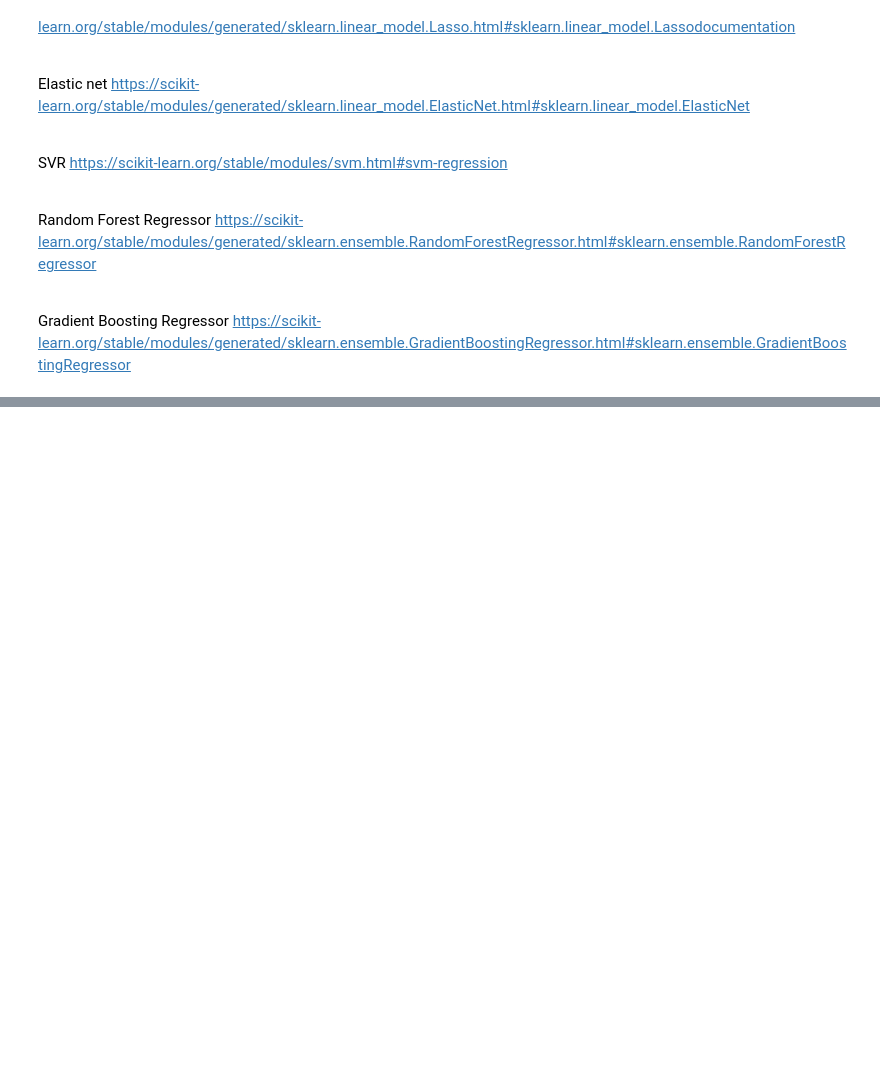
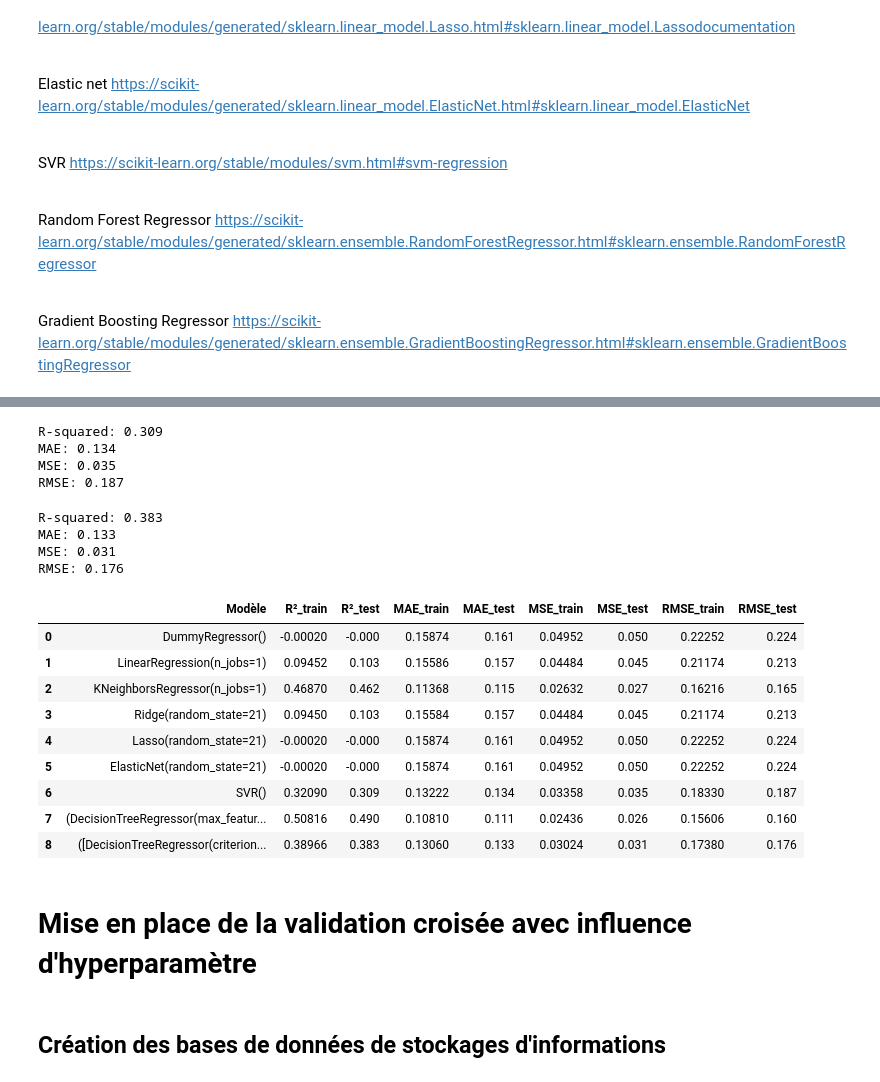
Before and after one commit to Azepel/Prediction-de-la-stabilite-de-differentes-enzymes, a Jupyter notebook: LE_ROSAIRE_1_documentation&code_112022.ipynb, the cells around one changed output, grey strips where cells are left out. Drawn from its saved outputs; the diff is of its cells as text; code cells hidden in the pictures; blank space fills up the shorter version.

```diff
--- a/LE_ROSAIRE_1_documentation&code_112022.ipynb
+++ b/LE_ROSAIRE_1_documentation&code_112022.ipynb
@@ -790,0 +826,5 @@ list_model=[Dummy, Linear, KNNR, Ridge, Lasso, Elastic, Svr, Random_Forest_Regre
+# %%
+vs_R2['Folds']=['R2_Fold1','R2_Fold2','R2_Fold3','R2_Fold4','R2_Fold5']
+vs_MAE['Folds']=['MAE_Fold1','MAE_Fold2','MAE_Fold3','MAE_Fold4','MAE_Fold5']
+vs_MSE['Folds']=['MSE_Fold1','MSE_Fold2','MSE_Fold3','MSE_Fold4','MSE_Fold5']
+vs_RMSE['Folds']=['RMSE_Fold1','RMSE_Fold2','RMSE_Fold3','RMSE_Fold4','RMSE_Fold5']
@@ -790,0 +927,73 @@ list_model=[Dummy, Linear, KNNR, Ridge, Lasso, Elastic, Svr, Random_Forest_Regre
+# %%
+from sklearn.svm import SVR
+Svr = SVR()
+modele=Svr.fit(xtrain_log, ytrain_log)
+ypredict_log = modele.predict(xtest_log)
+# Description R carré
+print("R-squared:", np.round(r2_score(ytest_log, ypredict_log),3))
+# mesure des erreurs entre des observations appariées exprimant le même phénomène
+print("MAE:", np.round(mean_absolute_error(ytest_log, ypredict_log),3))
+# mesure caractérisant la « précision » de cet estimateur
+print("MSE:", np.round(mean_squared_error(ytest_log, ypredict_log),3))
+# Mesure qui nous indique l'écart moyen entre les valeurs prédites et les valeurs observées dans un modèle
+print('RMSE:', np.round(sqrt(mean_squared_error(ytest_log, ypredict_log)),3))
+# %% [output]
+R-squared: 0.309
+MAE: 0.134
+MSE: 0.035
+RMSE: 0.187
+# %%
+from sklearn.ensemble import GradientBoostingRegressor
+modele=GradientBoostingRegressor(random_state=21).fit(xtrain_log, ytrain_log)
+ypredict_log = modele.predict(xtest_log)
+# Description R carré
+print("R-squared:", np.round(r2_score(ytest_log, ypredict_log),3))
+# mesure des erreurs entre des observations appariées exprimant le même phénomène
+print("MAE:", np.round(mean_absolute_error(ytest_log, ypredict_log),3))
+# mesure caractérisant la « précision » de cet estimateur
+print("MSE:", np.round(mean_squared_error(ytest_log, ypredict_log),3))
+# Mesure qui nous indique l'écart moyen entre les valeurs prédites et les valeurs observées dans un modèle
+print('RMSE:', np.round(sqrt(mean_squared_error(ytest_log, ypredict_log)),3))
+# %% [output]
+R-squared: 0.383
+MAE: 0.133
+MSE: 0.031
+RMSE: 0.176
+# %%
+list_R2_test=[]
+list_MAE_test=[]
+list_MSE_test=[]
+list_RMSE_test=[]
+for i in list_model:
+    modele = i.fit(xtrain_log, ytrain_log)
+    ypredict_log = modele.predict(xtest_log)
+    R2_test=np.round(r2_score(ytest_log, ypredict_log),3)
+    MAE_test=np.round(mean_absolute_error(ytest_log, ypredict_log),3)
+    MSE_test=np.round(mean_squared_error(ytest_log, ypredict_log),3)
+    RMSE_test=np.round(sqrt(mean_squared_error(ytest_log, ypredict_log)),3)
+    list_R2_test.append(R2_test)
+    list_MAE_test.append(MAE_test)
+    list_MSE_test.append(MSE_test)
+    list_RMSE_test.append(RMSE_test)
+
+Cross_validation['R²_test']=list_R2_test
+Cross_validation['MAE_test']=list_MAE_test
+Cross_validation['MSE_test']=list_MSE_test
+Cross_validation['RMSE_test']=list_RMSE_test
+# %%
+Cross_validation
+# %% [output]
+|  | Modèle | R²_train | R²_test | MAE_train | MAE_test | MSE_train | MSE_test | RMSE_train | RMSE_test |
+| 0 | DummyRegressor() | -0.00020 | -0.000 | 0.15874 | 0.161 | 0.04952 | 0.050 | 0.22252 | 0.224 |
+| 1 | LinearRegression(n_jobs=1) | 0.09452 | 0.103 | 0.15586 | 0.157 | 0.04484 | 0.045 | 0.21174 | 0.213 |
+| 2 | KNeighborsRegressor(n_jobs=1) | 0.46870 | 0.462 | 0.11368 | 0.115 | 0.02632 | 0.027 | 0.16216 | 0.165 |
+| 3 | Ridge(random_state=21) | 0.09450 | 0.103 | 0.15584 | 0.157 | 0.04484 | 0.045 | 0.21174 | 0.213 |
+| 4 | Lasso(random_state=21) | -0.00020 | -0.000 | 0.15874 | 0.161 | 0.04952 | 0.050 | 0.22252 | 0.224 |
+| 5 | ElasticNet(random_state=21) | -0.00020 | -0.000 | 0.15874 | 0.161 | 0.04952 | 0.050 | 0.22252 | 0.224 |
+| 6 | SVR() | 0.32090 | 0.309 | 0.13222 | 0.134 | 0.03358 | 0.035 | 0.18330 | 0.187 |
+| 7 | (DecisionTreeRegressor(max_featur... | 0.50816 | 0.490 | 0.10810 | 0.111 | 0.02436 | 0.026 | 0.15606 | 0.160 |
+| 8 | ([DecisionTreeRegressor(criterion... | 0.38966 | 0.383 | 0.13060 | 0.133 | 0.03024 | 0.031 | 0.17380 | 0.176 |
+# %% [markdown]
+# Mise en place de la validation croisée avec influence d'hyperparamètre
+# %% [markdown]
+## Création des bases de données de stockages d'informations
```
Also changed, not shown: parts of 19 cells of this notebook.
